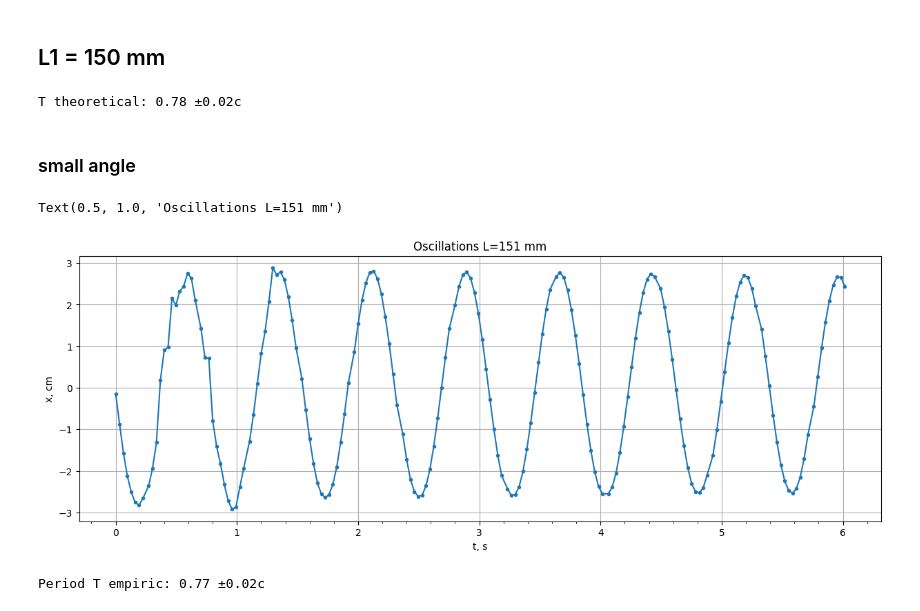
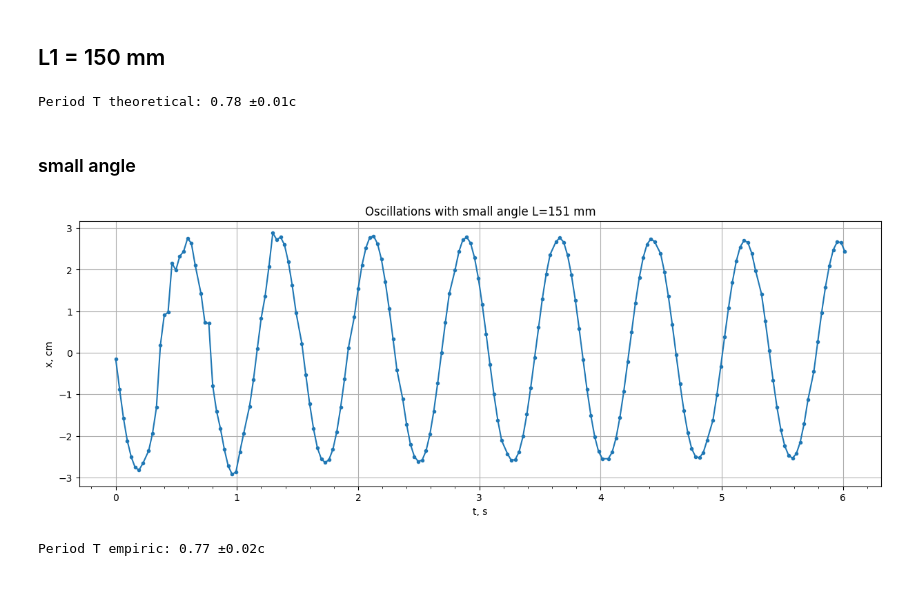
Before and after one commit to evgeny-kolonsky/Lab1_simple_pendulum, a Jupyter notebook: Lab1_pendulum.ipynb, the cells around one changed output. Drawn from its saved outputs; the diff is of its cells as text; code cells hidden in the pictures.

```diff
--- a/Lab1_pendulum.ipynb
+++ b/Lab1_pendulum.ipynb
@@ -37,35 +42,34 @@ l1 = 150 *1e-3 #mm
 l = np.sqrt(l1**2 - l0**2) + d/2
 T_theor = 2*const.pi*np.sqrt(l/const.g)
 l_unc = 3e-3 / l
-T_theor_unc = l_unc
+T_theor_unc = l_unc/2
 print(f'Period T theoretical: {T_theor:.2f} ±{T_theor * T_theor_unc:.2f}c')
 # %% [output]
-T theoretical: 0.78 ±0.02c
+Period T theoretical: 0.78 ±0.01c
 # %% [markdown]
 ### small angle
 # %%
 url = 'https://raw.githubusercontent.com/evgeny-kolonsky/Lab1_simple_pendulum/main/'
 file = '150_1.txt'
 text = requests.get(url+file).text.splitlines()[2:]
 
 data = np.genfromtxt(text, delimiter='\t', dtype='float')
 t, x, y = data.T
 
 
 x -= x.mean()
 t -= t.min()
 
 plt.figure(figsize=(15,5))
 plt.plot(t,x*1e2, '.-')
 plt.gca().xaxis.set_major_locator(MultipleLocator())
 plt.gca().xaxis.set_minor_locator(AutoMinorLocator())
 plt.xlabel('t, s')
 plt.ylabel('x, cm')
 plt.grid()
-plt.title(f'Oscillations L={l*1e3:.0f} mm')
+plt.title(f'Oscillations with small angle L={l*1e3:.0f} mm');
 # %% [output]
-Text(0.5, 1.0, 'Oscillations L=151 mm')
-[figure, old version]
+[figure, new version]
 # %%
 t1 = 5.6 # s
 t0 = 0.2 # s
```
Also changed, not shown: parts of 2 cells of this notebook.
